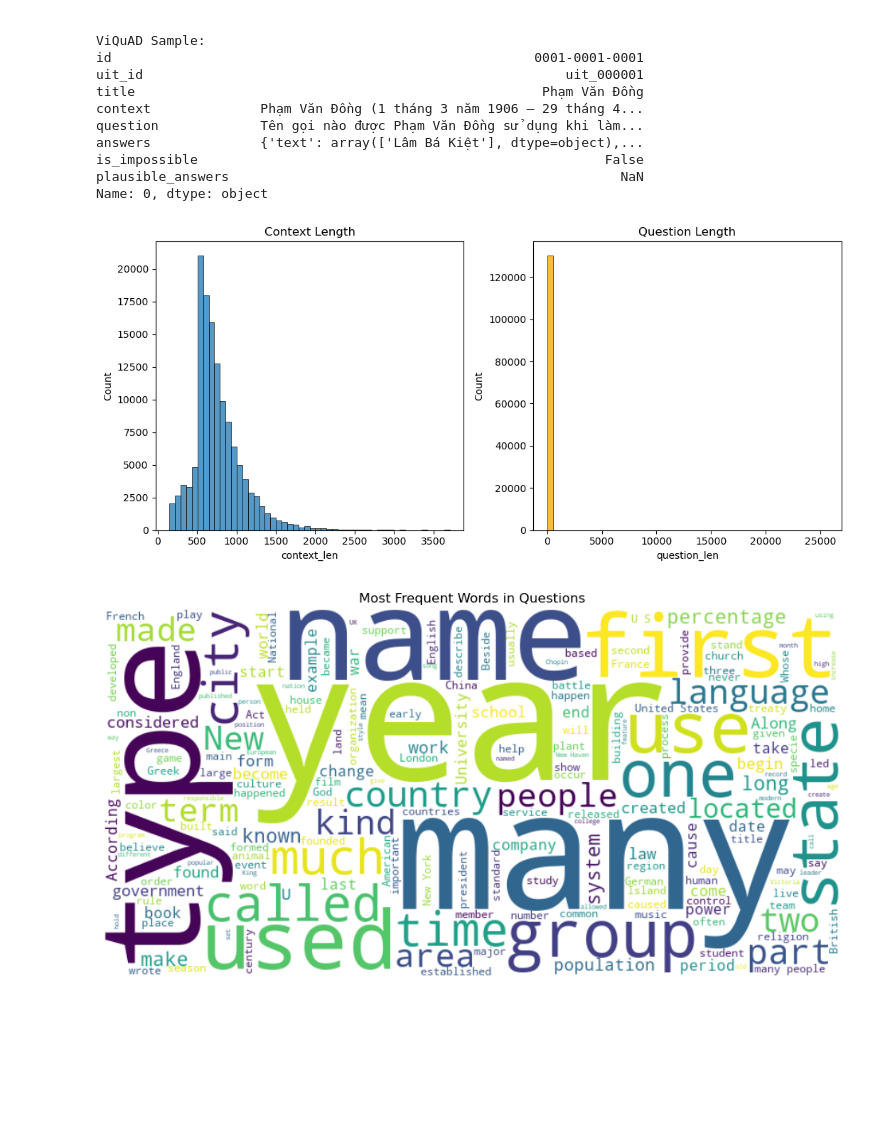
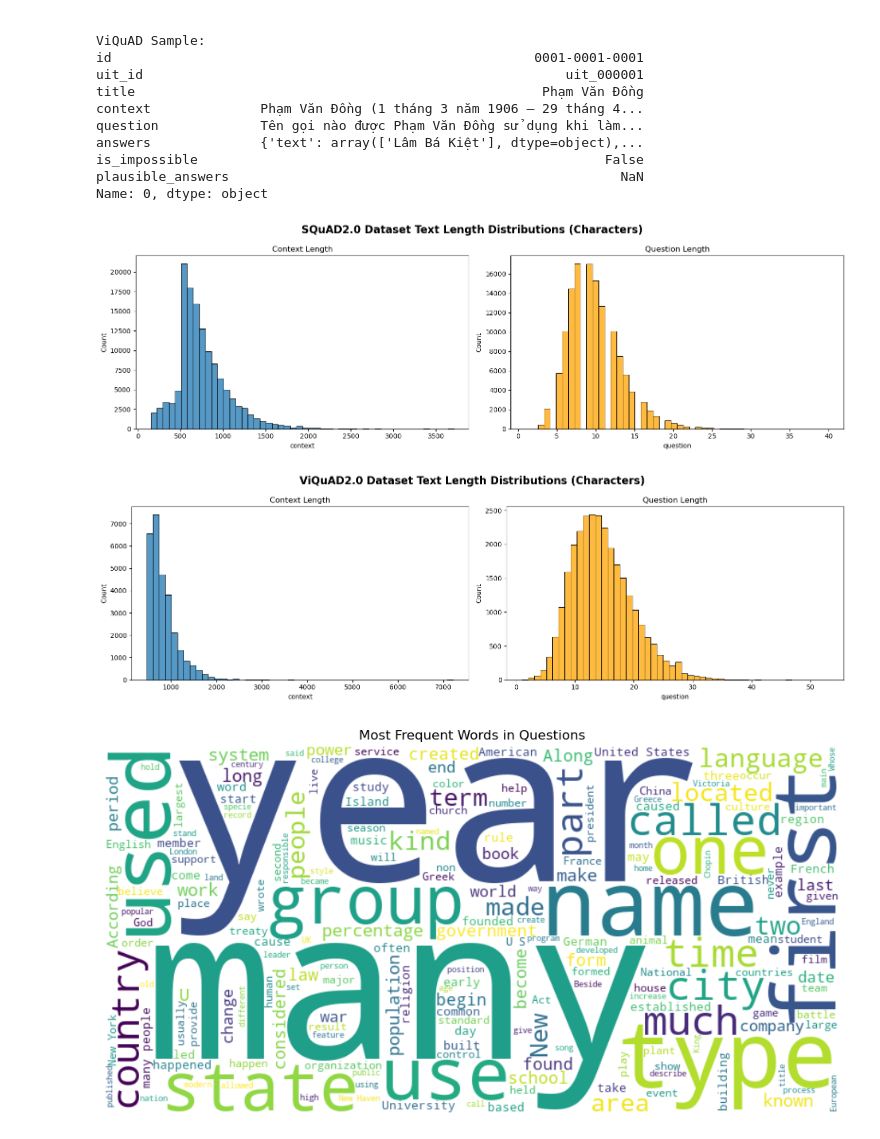
Before and after one commit to wuanghuei/text2quiz, a Jupyter notebook: scripts/Preprocessing_Datasets.ipynb, the cells around one changed output. Cells and saved outputs as stored; diff of their text form; code cells hidden in the pictures; blank space fills up the shorter version.

Commit message:
commit: Done task 1 - Download and preprocess 2 datasets - Conver data to general format {id, context, Question, Answers)

```diff
--- a/scripts/Preprocessing_Datasets.ipynb
+++ b/scripts/Preprocessing_Datasets.ipynb
@@ -161,32 +164,53 @@ is_impossible                                                    False
 plausible_answers                                                  NaN
 Name: 0, dtype: object
 # %%
-squad_df["context_len"] = squad_df["context"].str.len()
-squad_df["question_len"] = squad_df["question"].str.len()
+squad_context_len= squad_df["context"].str.len()
+squad_question_len = squad_df["question"].str.split().str.len()
 
 
 # Histogram
 import seaborn as sns
 import matplotlib.pyplot as plt
 
 plt.figure(figsize=(16, 5))
-
-plt.subplot(1, 3, 1)
-sns.histplot(squad_df["context_len"], bins=50)
+plt.subplot(1, 2, 1)
+sns.histplot(squad_context_len, bins=50)
 plt.title("Context Length")
 
-plt.subplot(1, 3, 2)
-sns.histplot(squad_df["question_len"], bins=50, color='orange')
+plt.subplot(1, 2, 2)
+sns.histplot(squad_question_len, bins=50, color='orange')
 plt.title("Question Length")
 
 # plt.subplot(1, 3, 3)
 # sns.histplot(squad_df["answer_len"], bins=50, color='green')
 # plt.title("Answer Length")
 
 plt.tight_layout()
+plt.subplots_adjust(top=0.85)
+plt.suptitle("SQuAD2.0 Dataset Text Length Distributions (Characters)", fontsize=16, fontweight='bold')
+
 plt.show()
 # %% [output]
-[figure, old version]
+[figure, new version]
+# %%
+viquad_context_len = viquad_df["context"].str.len()
+viquad_question_len = viquad_df["question"].str.split().str.len()
+# Histogram
+plt.figure(figsize=(16, 5))
+plt.subplot(1, 2, 1)
+sns.histplot(viquad_context_len, bins=50)
+plt.title("Context Length")
+plt.subplot(1, 2, 2)
+sns.histplot(viquad_question_len, bins=50, color='orange')
+plt.title("Question Length")
+
+plt.tight_layout()
+plt.subplots_adjust(top=0.85)
+plt.suptitle("ViQuAD2.0 Dataset Text Length Distributions (Characters)", fontsize=16, fontweight='bold')
+
+plt.show()
+# %% [output]
+[figure, added]
 # %%
 from wordcloud import WordCloud
 
@@ -199,7 +223,7 @@ plt.axis("off")
 plt.title("Most Frequent Words in Questions")
 plt.show()
 # %% [output]
-[figure, old version]
+[figure, new version]
 # %%
 text = " ".join(viquad_df["question"].dropna().tolist())
 wordcloud = WordCloud(width=800, height=400, background_color='white').generate(text)
```
Also changed, not shown: parts of 12 cells of this notebook.
